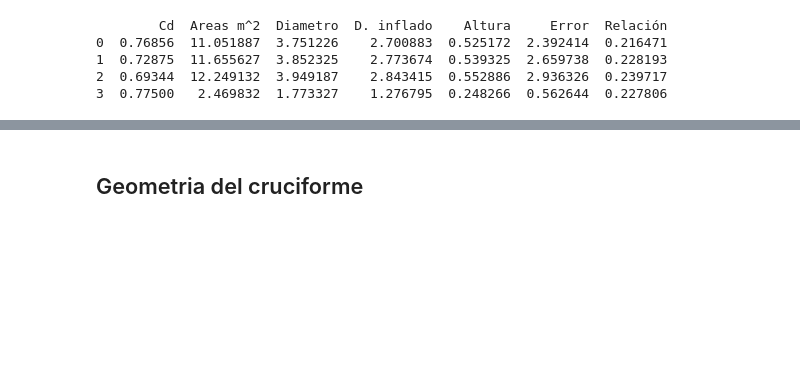
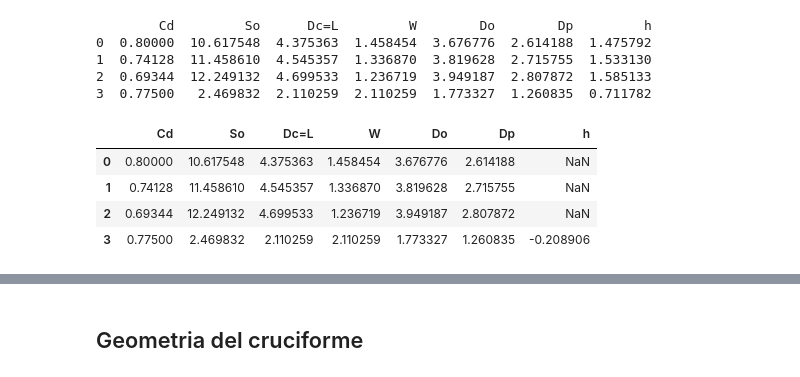
Before and after one commit to leonelGo/Coheteria, a Jupyter notebook: Paracaidas/Paracaidas.ipynb, the cells around one changed output, grey strips where cells are left out. Cells and saved outputs as stored; diff of their text form; code cells hidden in the pictures; blank space fills up the shorter version.

```diff
--- a/Paracaidas/Paracaidas.ipynb
+++ b/Paracaidas/Paracaidas.ipynb
@@ -75,18 +82,30 @@ areas=[A1,A2,A3,AS]
 Diametro=np.array([diametro(A1), diametro(A2), diametro(A3), diametro(AS)])
 errores=[error_A1,error_A2,error_A3, error_AS]
 ratio=[error_A1/A1,error_A2/A2,error_A3/A3,error_AS/AS]
-Cd=[CD_LWR(3.2),CD_LWR(3.5),CD_LWR(3.8),Cd2]
-df['Cd']=Cd
-df['Areas m^2']=areas
-df['Diametro']=Diametro
-df['D. inflado'] = 0.72*Diametro
-df['Altura'] = (1-0.72)/2*Diametro
-df['Error']=errores
-df['Relación']=ratio
+Cd=[CD_LWR(3),CD_LWR(3.4),CD_LWR(3.8),Cd2]
+W = 1.19*Diametro*np.array([1/3,1/3.4,1/3.8,1 ])
+df['Cd'] = Cd
+df['So'] = areas
+df['Dc=L'] = 1.19*Diametro
+df['W']=W
+df['Do']=Diametro
+df['Dp'] = 0.711*Diametro
+df['h']=[b(3*W[0],0.711*Diametro[0]/2), b(3.4*W[1],0.711*Diametro[1]/2), b(3.8*W[2],0.711*Diametro[2]/2), b(W[3],0.711*Diametro[3]/2)]
+#df['h'] = np.sqrt((1-0.711**2)*(Diametro**2)/4)
+#df['Error']=errores
+#df['Relación']=ratio
 print(df)
 # %% [output]
-        Cd  Areas m^2  Diametro  D. inflado    Altura     Error  Relación
-0  0.76856  11.051887  3.751226    2.700883  0.525172  2.392414  0.216471
-1  0.72875  11.655627  3.852325    2.773674  0.539325  2.659738  0.228193
-2  0.69344  12.249132  3.949187    2.843415  0.552886  2.936326  0.239717
-3  0.77500   2.469832  1.773327    1.276795  0.248266  0.562644  0.227806
+        Cd         So      Dc=L         W        Do        Dp         h
+0  0.80000  10.617548  4.375363  1.458454  3.676776  2.614188  1.475792
+1  0.74128  11.458610  4.545357  1.336870  3.819628  2.715755  1.533130
+2  0.69344  12.249132  4.699533  1.236719  3.949187  2.807872  1.585133
+3  0.77500   2.469832  2.110259  2.110259  1.773327  1.260835  0.711782
+# %%
+df
+# %% [output]
+|  | Cd | So | Dc=L | W | Do | Dp | h |
+| 0 | 0.80000 | 10.617548 | 4.375363 | 1.458454 | 3.676776 | 2.614188 | NaN |
+| 1 | 0.74128 | 11.458610 | 4.545357 | 1.336870 | 3.819628 | 2.715755 | NaN |
+| 2 | 0.69344 | 12.249132 | 4.699533 | 1.236719 | 3.949187 | 2.807872 | NaN |
+| 3 | 0.77500 | 2.469832 | 2.110259 | 2.110259 | 1.773327 | 1.260835 | -0.208906 |
```
Also changed, not shown: parts of 11 cells of this notebook, 7 other files.
